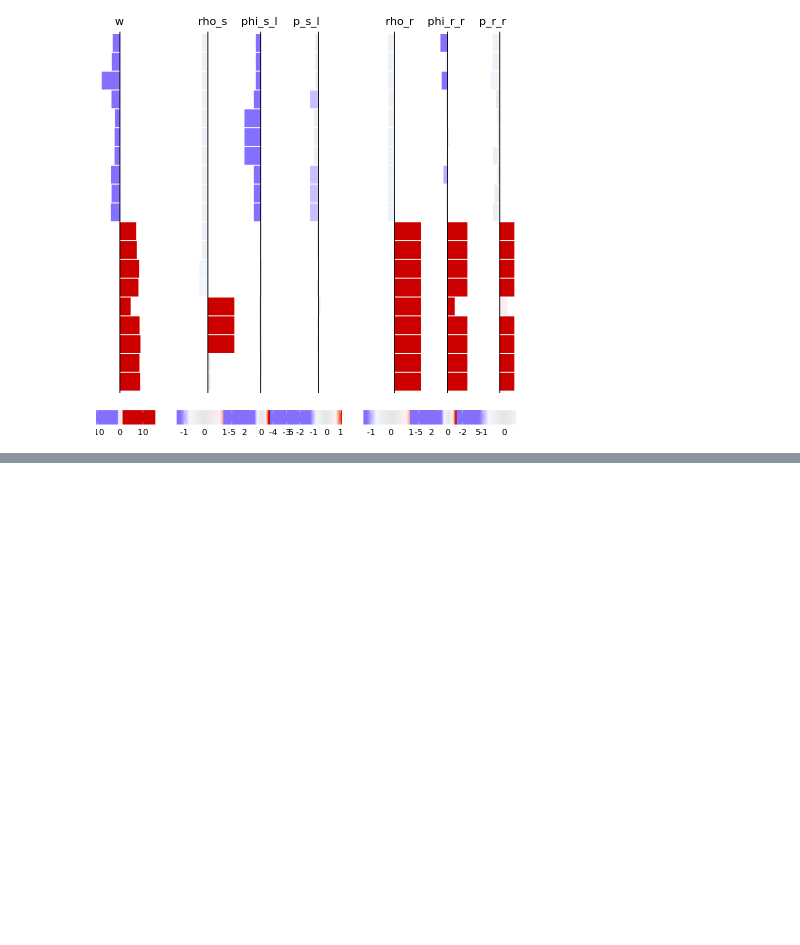
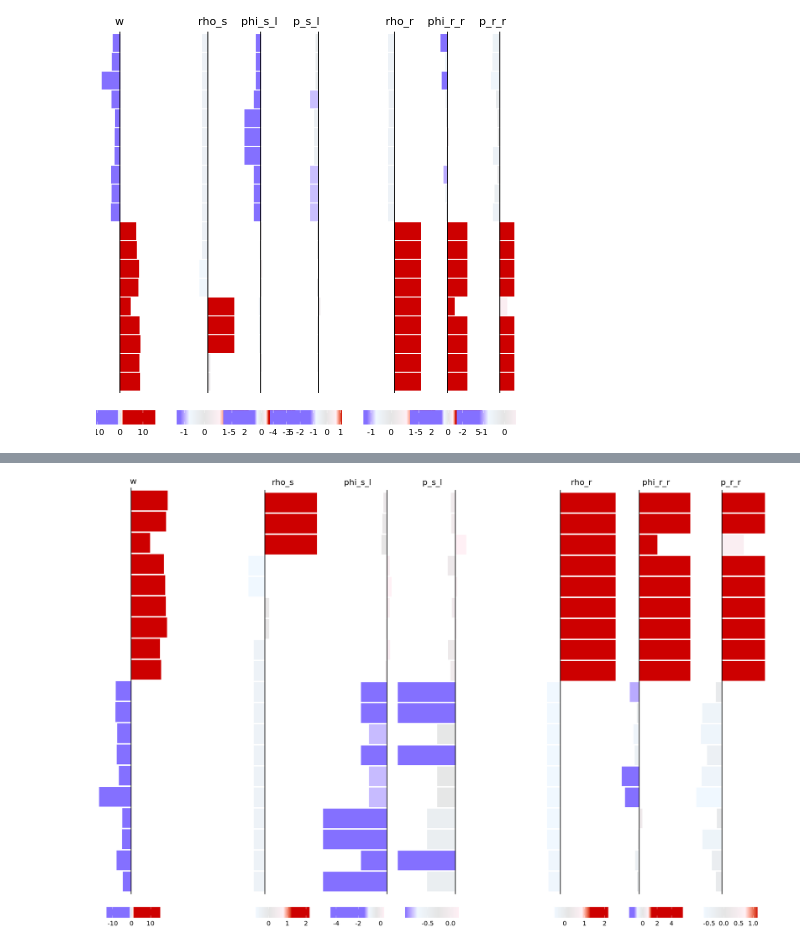
Before and after one commit to SoloveyMaria/community, a Jupyter notebook: docs/showcase_notebooks/Lasry/forest_plots_celltype.ipynb, the cells around one changed output, grey strips where cells are left out. Saved outputs shown, nothing was run; the diff lists cells and outputs as text; code cells hidden in the pictures; blank space fills up the shorter version.

Commit message:
heatmap forest plot

```diff
--- a/docs/showcase_notebooks/Lasry/forest_plots_celltype.ipynb
+++ b/docs/showcase_notebooks/Lasry/forest_plots_celltype.ipynb
@@ -287,0 +342,39 @@ plot_all_forests(my_idx = rep(TRUE,nrow(heatmap_anno))
+# %%
+component_lim <- list(log2FC_w_min = heatmap_anno$log2FC_weights[idx_log2FC_w_min][1]
+                ,log2FC_w_max = heatmap_anno$log2FC_weights[idx_log2FC_w_max][1]
+
+                ,log2FC_rho_s_min = heatmap_anno$log2FC_rho_s[idx_log2FC_rho_s_min][1]
+                ,log2FC_rho_s_max = heatmap_anno$log2FC_rho_s[idx_log2FC_rho_s_max][1]
+
+                ,log2FC_phi_s_min = heatmap_anno$log2FC_phi_s_l[idx_log2FC_phi_s_min][1]
+                ,log2FC_phi_s_max = heatmap_anno$log2FC_phi_s_l[idx_log2FC_phi_s_max][1]
+
+                ,log2FC_p_s_min = heatmap_anno$log2FC_p_s_l[idx_log2FC_p_s_min][1]
+                ,log2FC_p_s_max = heatmap_anno$log2FC_p_s_l[idx_log2FC_p_s_max][1]
+
+                ,log2FC_rho_r_min = heatmap_anno$log2FC_rho_r[idx_log2FC_rho_r_min][1]
+                ,log2FC_rho_r_max = heatmap_anno$log2FC_rho_r[idx_log2FC_rho_r_max][1]
+
+                ,log2FC_phi_r_min = heatmap_anno$log2FC_phi_r_r[idx_log2FC_phi_r_min][1]
+                ,log2FC_phi_r_max = heatmap_anno$log2FC_phi_r_r[idx_log2FC_phi_r_max][1]
+
+                ,log2FC_p_r_min = heatmap_anno$log2FC_p_r_r[idx_log2FC_p_r_min][1]
+                ,log2FC_p_r_max = heatmap_anno$log2FC_p_r_r[idx_log2FC_p_r_max][1]
+            )
+# %%
+heatmap_list <- heatmap_list[length(heatmap_list):1]
+# %%
+heatmap_anno <- interactions$anno_interactions[interactions$anno_interactions$interaction_ID %in% heatmap_list,]
+# %%
+options(repr.plot.width = 15
+        ,repr.plot.height = 10)
+plot_all_forests(my_idx = rep(TRUE,nrow(heatmap_anno))
+                     ,my_anno_interactions = heatmap_anno
+                     ,keep_order = TRUE
+                     ,threshold = 1
+                     ,legend_title_size = 0
+                     ,legend_text_size = 10
+                     , component_lim = component_lim
+                    )
+# %% [output]
+[figure, added]
```
Also changed, not shown: parts of 3 cells of this notebook, 2 other files.
